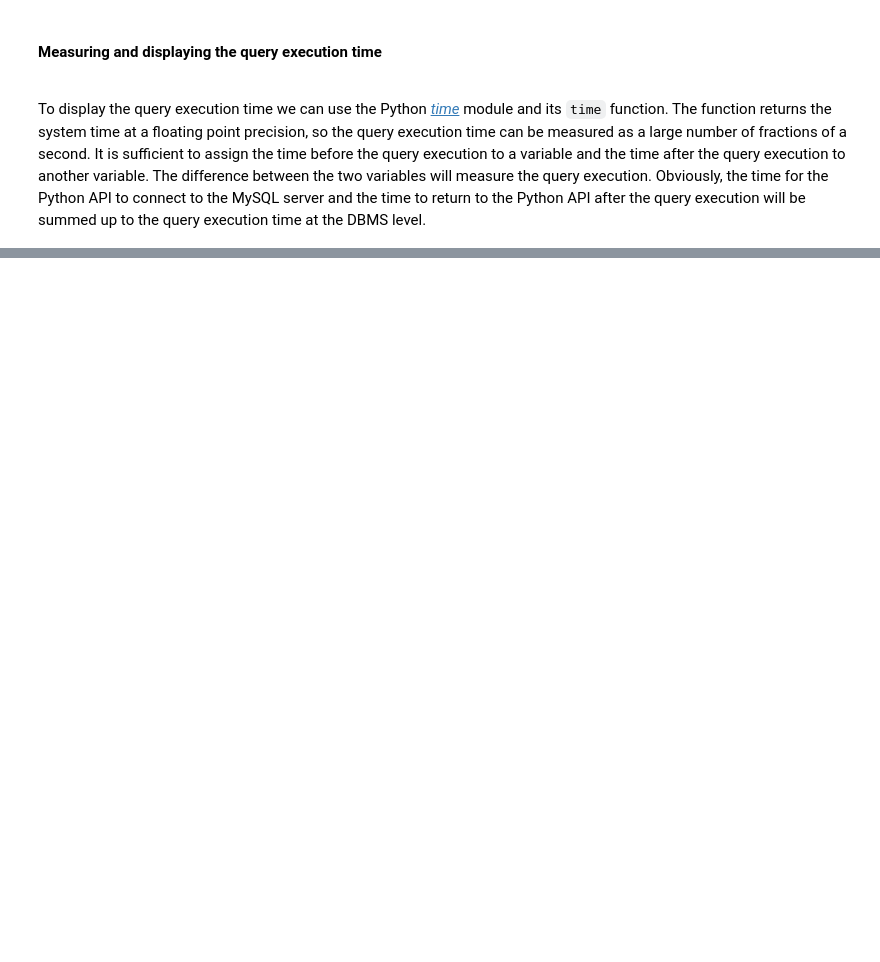
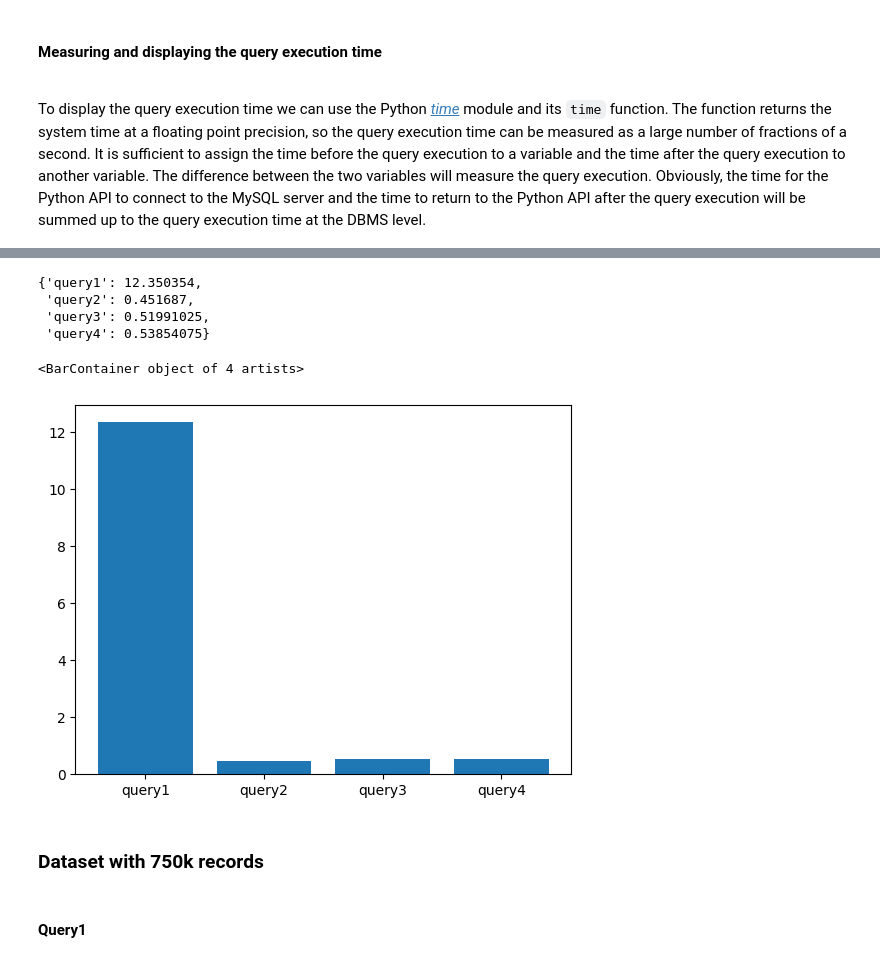
Before and after one commit to malrau/da_dbB_project, a Jupyter notebook: project_development/mysql.ipynb, the cells around one changed output, grey strips where cells are left out. Cells and saved outputs as stored; diff of their text form; code cells hidden in the pictures; blank space fills up the shorter version.

```diff
--- a/project_development/mysql.ipynb
+++ b/project_development/mysql.ipynb
@@ -401,0 +429,5 @@ print(counter)
+# %%
+cursor.execute(sql_get_profile)
+profiles = cursor.fetchall()
+for profile in profiles[(len(profiles) - 4) : len(profiles)]:
+    print('The execution time of the \'%s\' query was: %f seconds' % (profile[2], profile[1]))
@@ -401,0 +439,24 @@ print(counter)
+# %%
+mediumList = list()
+for profile in profiles[(len(profiles) - 4) : len(profiles)]:
+    mediumList.append(profile[1])
+# %%
+mediumDict = {'query1' : None, 'query2' : None, 'query3' : None, 'query4' : None}
+for i in range(0, 4):
+    mediumDict['query' + str(i + 1)] = mediumList[i]
+# %%
+mediumDict
+# %% [output]
+{'query1': 12.350354,
+ 'query2': 0.451687,
+ 'query3': 0.51991025,
+ 'query4': 0.53854075}
+# %%
+plt.bar(mediumDict.keys(), mediumDict.values())
+# %% [output]
+<BarContainer object of 4 artists>
+[figure, added]
+# %% [markdown]
+<h3>Dataset with 750k records</h3>
+# %% [markdown]
+<h4>Query1</h4>
```
Also changed, not shown: parts of 96 cells of this notebook, 2 other files.
